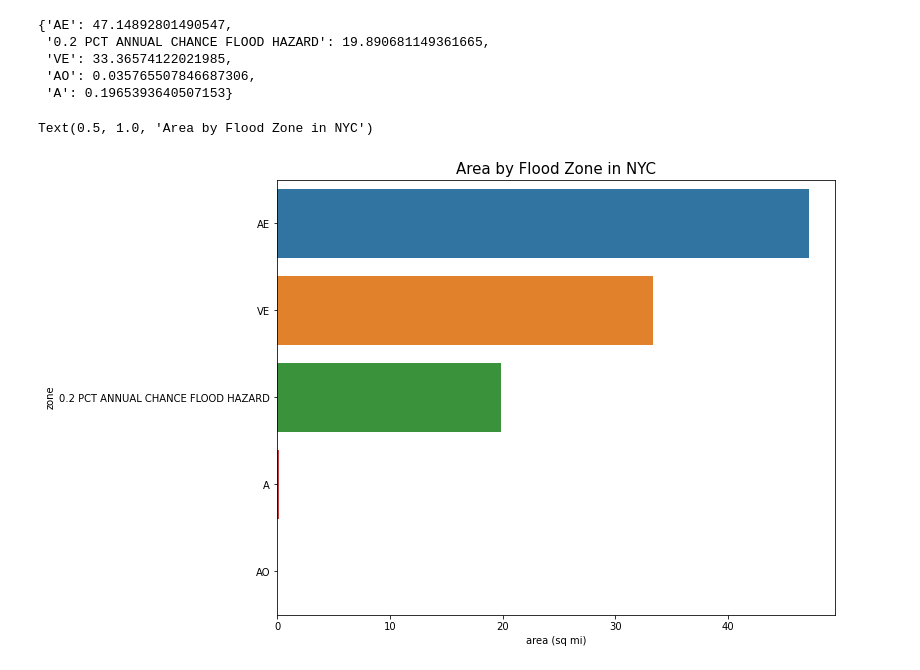
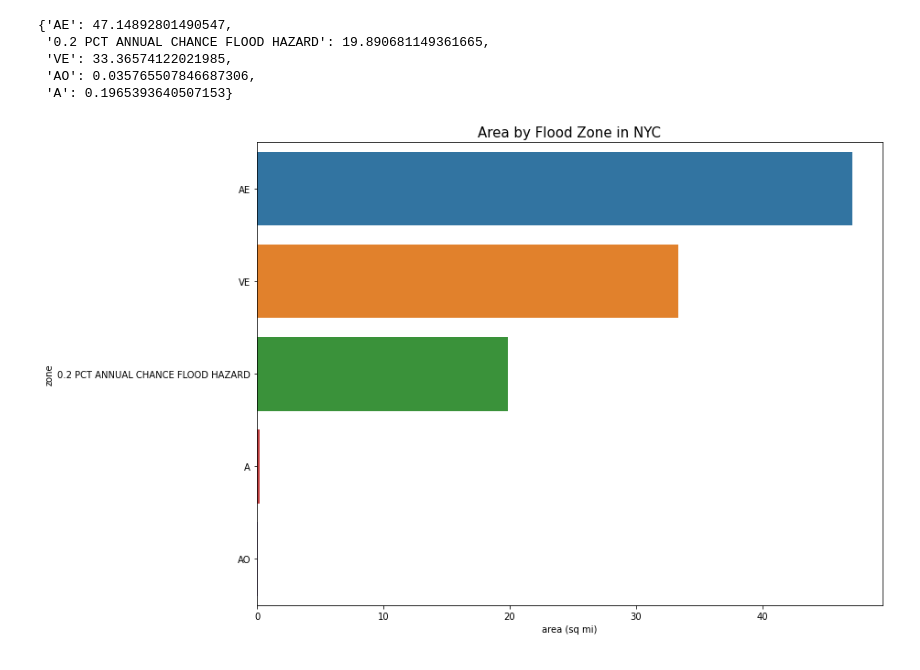
Before and after one commit to mebauer/nyc-floodzone-analysis, a Jupyter notebook: floodzone-pfirm-analysis.ipynb, the cells around one changed output. Cells and saved outputs as stored; diff of their text form; code cells hidden in the pictures.

```diff
--- a/floodzone-pfirm-analysis.ipynb
+++ b/floodzone-pfirm-analysis.ipynb
@@ -621,10 +621,12 @@ zone_checks = ['OPEN WATER', 'X']
 
 fig, axs = plt.subplots(1, 2, figsize=(10,10))
 
-for zone, ax in zip(zone_checks, axs):
+for zone, ax in zip(zone_checks, axs.flat):
+
     pfirm_df[pfirm_df['FLD_ZONE'].isin([zone])].plot(ax=ax)
     ax.set_title('FLD_ZONE = {}.'.format(zone))
-plt.tight_layout()
+
+fig.tight_layout()
 # %% [output]
 [figure]
 # %% [markdown]
@@ -862,15 +865,19 @@ plt.tight_layout()
 # %% [output]
 [figure]
 # %%
-fig, axs = plt.subplots(2, 1, figsize=(10,12))
+fig, axs = plt.subplots(2, 1, figsize=(12,9))
 
 for ax, col in zip(axs.flat, ['STATIC_BFE', 'DEPTH']):
+
     sns.boxplot(x=col,
                 y="FLD_ZONE",
                 data=pfirm_df,
                 ax=ax)
+
     ax.set_xlabel(col + ' (ft.)')
-    plt.suptitle('Distribution of static base flood elevations and depths by flood zone',
+    plt.suptitle('Distribution of static base flood elevations and depths by flood zone\n\n',
                  y=.94,
                  fontsize=20)
+
+fig.tight_layout()
 # %% [output]
@@ -1043,3 +1044,17 @@ for zone in zones:
 # %% [output]
 [figure]
 [figure]
+# %%
+fig, axs = plt.subplots(1, 2, figsize=(12, 7))
+zones = ['AE', 'VE']
+
+for zone, ax in zip(zones, axs.flat):
+
+    sns.histplot(data=pfirm_df.loc[pfirm_df['FLD_ZONE'].isin([zone])],
+                 x='STATIC_BFE',
+                 ax=ax)
+
+    ax.set_title('{}'.format(zone))
+
+plt.suptitle('Distribution of static base flood elevations by flood zones', fontsize=15)
+fig.tight_layout()
@@ -1045,0 +1063,14 @@ for zone in zones:
+# %%
+fig, ax = plt.subplots(figsize=(10, 6))
+
+for zone in ['AE', 'VE']:
+
+    sns.ecdfplot(data=pfirm_df.loc[pfirm_df['FLD_ZONE'].isin([zone])],
+                 x="STATIC_BFE",
+                 ax=ax,
+                 label=zone)
+
+    ax.legend(loc=2)
+
+plt.suptitle('Empirical cumulative distributions of static base flood elevations (ft.) by flood zone', fontsize=13)
+fig.tight_layout()
@@ -1305,16 +1394,16 @@ empty_dict
 # %%
 s1 = pd.Series(empty_dict).rename('area (sq mi)')
 s1 = s1.reset_index().rename(columns={'index': 'zone'})
 s1 = s1.sort_values(by='area (sq mi)', ascending=False)
 
 # plot of area by flood zone
-fig, ax = plt.subplots(figsize=(10, 8))
+fig, ax = plt.subplots(figsize=(13, 8))
 
 sns.barplot(data=s1,
             x='area (sq mi)',
             y='zone')
 
 plt.title('Area by Flood Zone in NYC', fontsize=15)
+plt.tight_layout()
 # %% [output]
-Text(0.5, 1.0, 'Area by Flood Zone in NYC')
-[figure, old version]
+[figure, new version]
```
Also changed, not shown: parts of 26 cells of this notebook, 1 other file.
